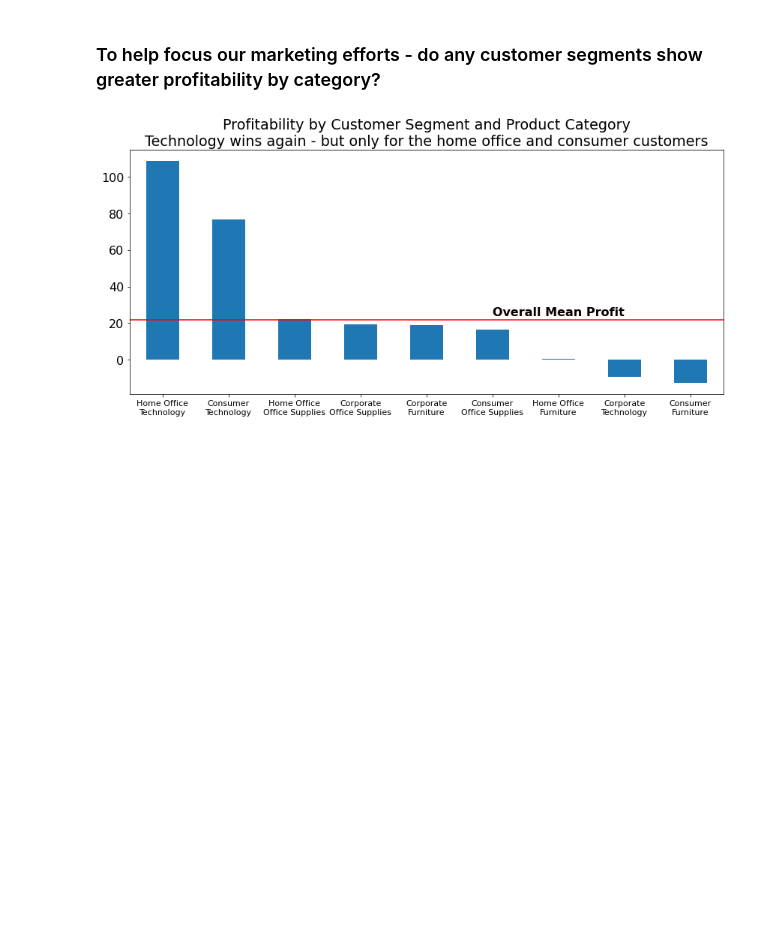
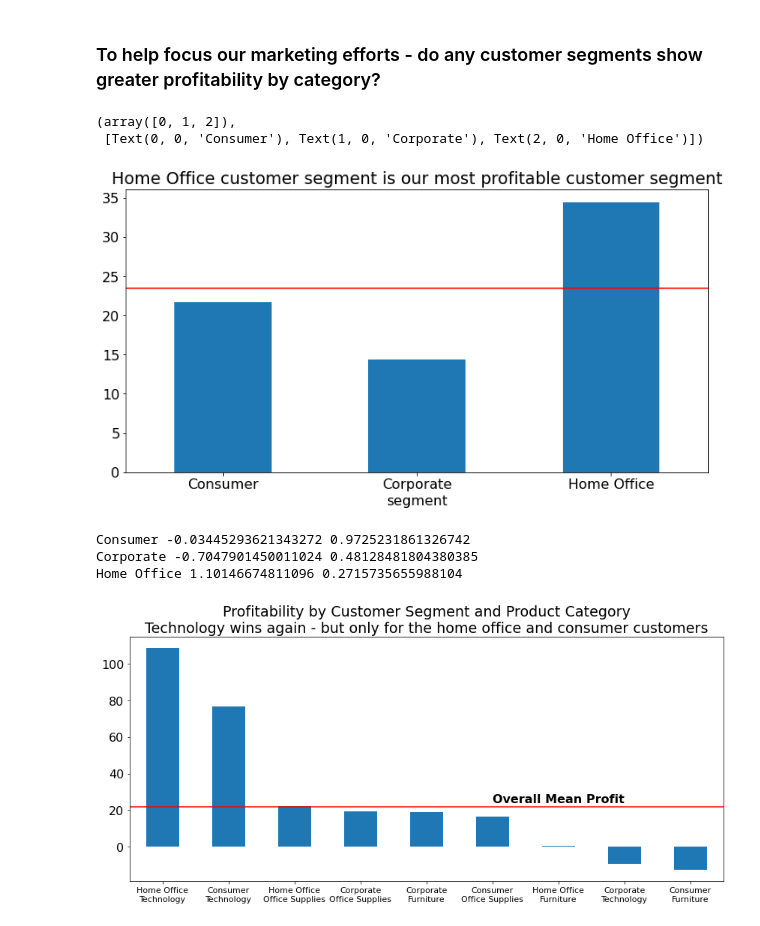
Before and after one commit to superstore-stephen-jesse/superstor-time-series-project, a Jupyter notebook: final_report.ipynb, the cells around one changed output. Cells and saved outputs as stored; diff of their text form; code cells hidden in the pictures; blank space fills up the shorter version.

```diff
--- a/final_report.ipynb
+++ b/final_report.ipynb
@@ -123,6 +131,29 @@ None
 ### Over the years however copiers appear to be declining in profit. Machines (computers?) however have picked up their profitability and have more than compensated for the loss in profitability from copiers, as shown by steadily increasing technology profitability.
 # %% [markdown]
 ### To help focus our marketing efforts - do any customer segments show greater profitability by category?
+# %%
+df.groupby("segment").profit.mean().plot.bar()
+plt.title('Home Office customer segment is our most profitable customer segment')
+plt.axhline(df.groupby("segment").profit.mean().mean(), color='r')
+plt.xticks(rotation=0)
+# %% [output]
+(array([0, 1, 2]),
+ [Text(0, 0, 'Consumer'), Text(1, 0, 'Corporate'), Text(2, 0, 'Home Office')])
+[figure, added]
+# %%
+for seg in df["segment"].unique():
+    overall_mean = df.profit.mean()
+    sample = df[df["segment"] == seg].profit
+    t,p = stats.ttest_1samp(sample, overall_mean)
+    print(seg, t, p)
+    if (t>0)&(p/2<alpha):
+        print("Significantly Higher ", seg)
+    if (t<0)&(p/2<alpha):
+        print("Significantly Lower ", seg)
+# %% [output]
+Consumer -0.03445293621343272 0.9725231861326742
+Corporate -0.7047901450011024 0.48128481804380385
+Home Office 1.10146674811096 0.2715735655988104
 # %%
 profit_by_seg_cat = df.groupby(["segment","category"]).profit.mean().sort_values(ascending=False)
 # Grab the xtick labels
```
Also changed, not shown: parts of 2 cells of this notebook.
